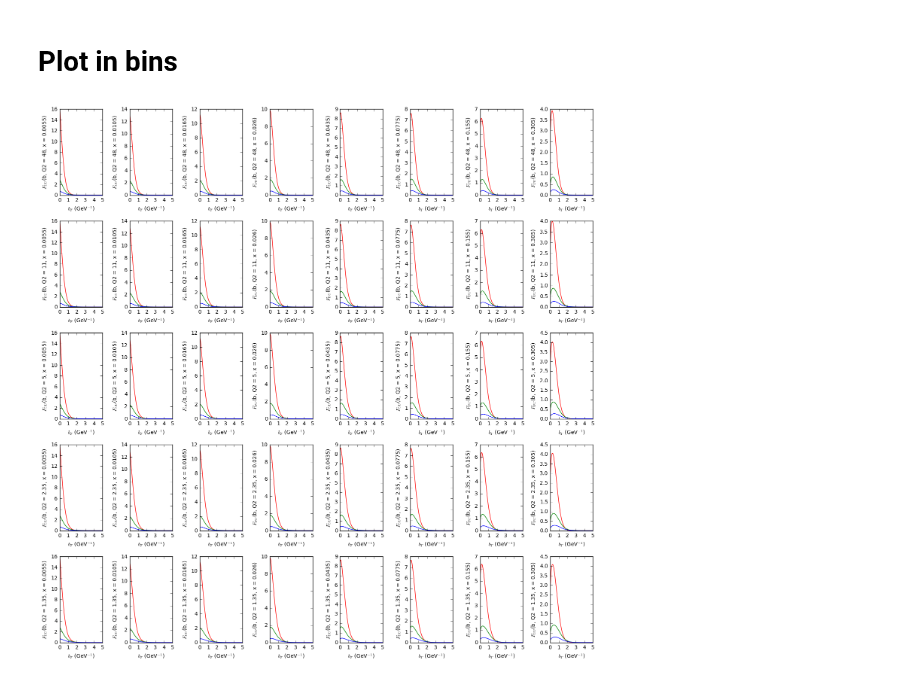
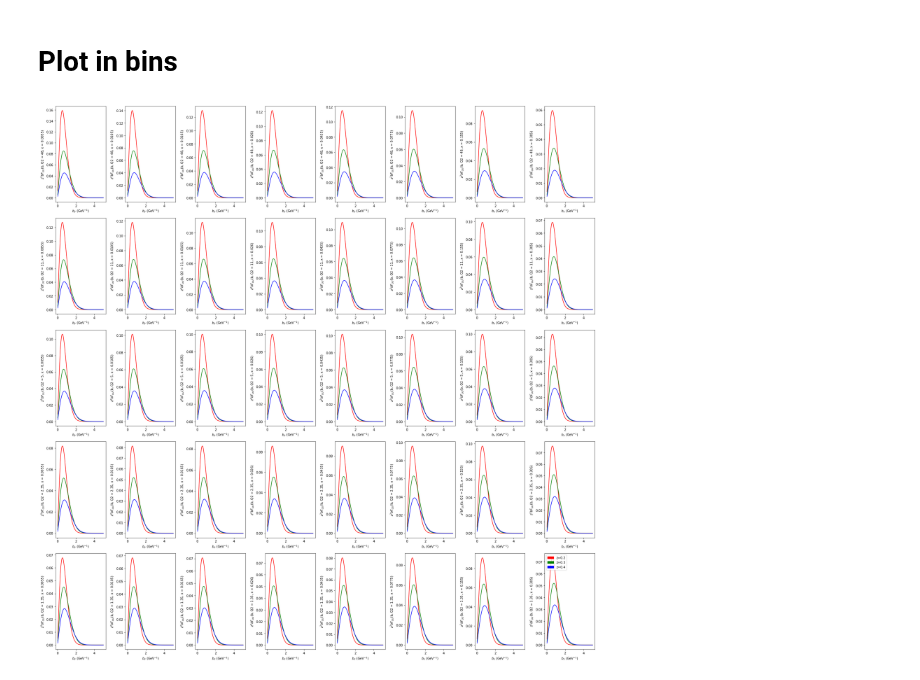
Before and after one commit to prokudin/PSU-PHYS296, a Jupyter notebook: Python/notebooks/bTspace_compassplots.ipynb, the cells around one changed output. Saved outputs shown, nothing was run; the diff lists cells and outputs as text; code cells hidden in the pictures.

```diff
--- a/Python/notebooks/bTspace_compassplots.ipynb
+++ b/Python/notebooks/bTspace_compassplots.ipynb
@@ -9,7 +9,7 @@ import pylab as py
 # %% [markdown]
 # Import parameters from inputs file
 # %%
-conf=load_config('../fitlab/inputs/upol_compass.py')
+conf=load_config('../fitlab/inputs/upol_compass_noevolution.py')
 conf['resman']=RESMAN(conf)
 # %% [output]
 loading sidis data sets 5002
@@ -42,42 +42,42 @@ for Q2 in Q2vals:
             #bT = np.logspace(-1, 1, 5)
             bT = np.linspace(0, 5, 200)
             data5001[str(Q2)][str(x)][str(z)]['bT'] = bT
-            data5001[str(Q2)][str(x)][str(z)]['FUUB'] = [FUUB(x, z, Q2, b) for b in bT]
+            data5001[str(Q2)][str(x)][str(z)]['FUUB'] = [b*z**2*FUUB(x, z, Q2, b) for b in bT]
 # %% [markdown]
 # Plot in bins
 # %%
-fig=py.figure(figsize=(15, 15))
+fig=py.figure(figsize=(25, 25))
 ax=fig.add_axes([0,0,1,1])
 ax.set_yticklabels([0]+Q2Bin)
 ax.set_xticklabels([0]+xBin)
 
 # Set legend
 Zcolor=["red","green","blue"]
 Zpatch1 = mpatches.Patch(color=Zcolor[0], label='z=0.2')
 Zpatch2 = mpatches.Patch(color=Zcolor[1], label='z=0.3')
 Zpatch3 = mpatches.Patch(color=Zcolor[2], label='z=0.4')
-ax.legend(handles=[Zpatch1,Zpatch2,Zpatch3],loc='upper left')
 ax.grid()
 
 k=1 #counter
 for Q2 in Q2vals[::-1]:
     for x in xvals:
         datadic = data5001[str(Q2)][str(x)]
         ax = py.subplot(5,8,k)
         for z in zvals:
             if z == 0.2:
                 color = 'r-'
             elif z == 0.3:
                 color = 'g-'
             elif z == 0.4:
                 color = 'b-'
             ax.plot(datadic[str(z)]['bT'],datadic[str(z)]['FUUB'],color)
         ax.legend()
         k+=1 #add one to counter
         ax.set_xlabel(r"$b_T$ (GeV$^{-1}$)")
-        ax.set_ylabel(r"$F_{UU}$(b, Q2 = " + str(Q2)+", x = "+str(x)+")")
+        ax.set_ylabel(r"$z^2 b F_{UU}$(b, Q2 = " + str(Q2)+", x = "+str(x)+")")
         #ax.semilogx()
+ax.legend(handles=[Zpatch1,Zpatch2,Zpatch3],loc='upper left')
 py.tight_layout()
 py.show()
 # %% [output]
-[figure, old version]
+[figure, new version]
```
Also changed, not shown: parts of 1 cell of this notebook, 2 other files.
